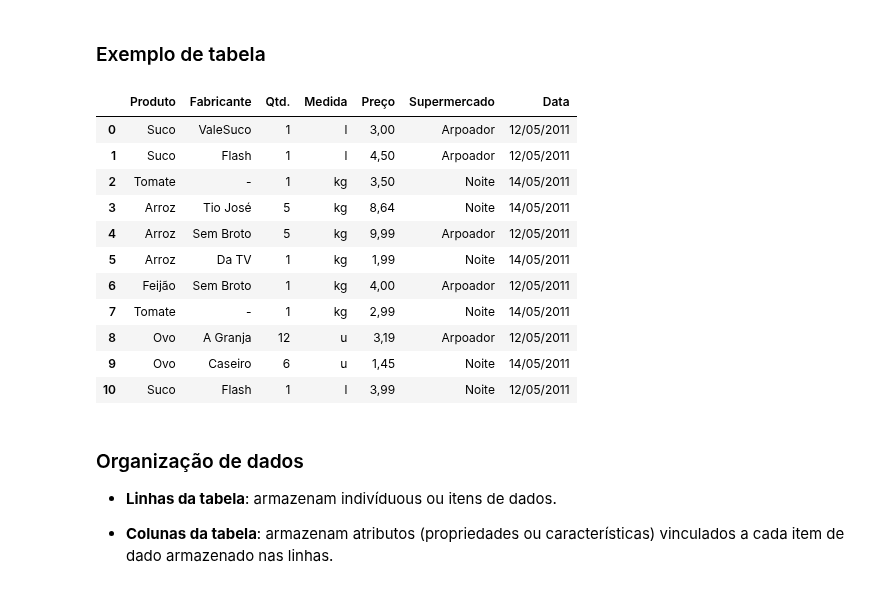
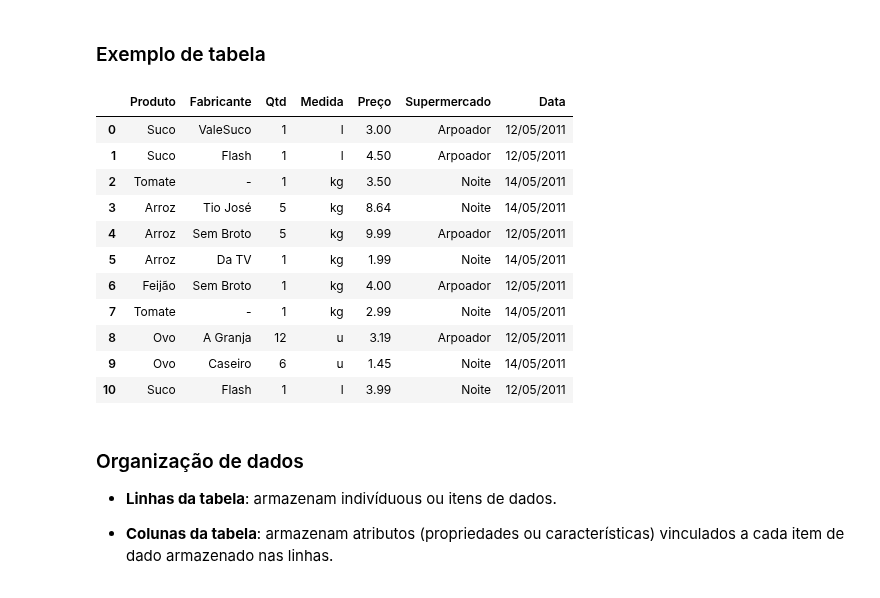
Before and after one commit to rnwatanabe/BasesComputacionais, a Jupyter notebook: aula5/BasesDeDados.ipynb, the cells around one changed output. Cells and saved outputs as stored; diff of their text form; code cells hidden in the pictures.

Commit message:
bases de dados

```diff
--- a/aula5/BasesDeDados.ipynb
+++ b/aula5/BasesDeDados.ipynb
@@ -58,21 +58,21 @@ Resultados de buscas e consultas em SGBD são apresentados em forma de tabelas.
 ### Exemplo de tabela
 # %%
 import pandas as pd
-compras = pd.read_csv('dados/compras.csv', delimiter = ';')
+compras = pd.read_csv('dados/compras.csv')
 compras
 # %% [output]
-|  | Produto | Fabricante | Qtd. | Medida | Preço | Supermercado | Data |
-| 0 | Suco | ValeSuco | 1 | l | 3,00 | Arpoador | 12/05/2011 |
-| 1 | Suco | Flash | 1 | l | 4,50 | Arpoador | 12/05/2011 |
-| 2 | Tomate | - | 1 | kg | 3,50 | Noite | 14/05/2011 |
-| 3 | Arroz | Tio José | 5 | kg | 8,64 | Noite | 14/05/2011 |
-| 4 | Arroz | Sem Broto | 5 | kg | 9,99 | Arpoador | 12/05/2011 |
-| 5 | Arroz | Da TV | 1 | kg | 1,99 | Noite | 14/05/2011 |
-| 6 | Feijão | Sem Broto | 1 | kg | 4,00 | Arpoador | 12/05/2011 |
-| 7 | Tomate | - | 1 | kg | 2,99 | Noite | 14/05/2011 |
-| 8 | Ovo | A Granja | 12 | u | 3,19 | Arpoador | 12/05/2011 |
-| 9 | Ovo | Caseiro | 6 | u | 1,45 | Noite | 14/05/2011 |
-| 10 | Suco | Flash | 1 | l | 3,99 | Noite | 12/05/2011 |
+|  | Produto | Fabricante | Qtd | Medida | Preço | Supermercado | Data |
+| 0 | Suco | ValeSuco | 1 | l | 3.00 | Arpoador | 12/05/2011 |
+| 1 | Suco | Flash | 1 | l | 4.50 | Arpoador | 12/05/2011 |
+| 2 | Tomate | - | 1 | kg | 3.50 | Noite | 14/05/2011 |
+| 3 | Arroz | Tio José | 5 | kg | 8.64 | Noite | 14/05/2011 |
+| 4 | Arroz | Sem Broto | 5 | kg | 9.99 | Arpoador | 12/05/2011 |
+| 5 | Arroz | Da TV | 1 | kg | 1.99 | Noite | 14/05/2011 |
+| 6 | Feijão | Sem Broto | 1 | kg | 4.00 | Arpoador | 12/05/2011 |
+| 7 | Tomate | - | 1 | kg | 2.99 | Noite | 14/05/2011 |
+| 8 | Ovo | A Granja | 12 | u | 3.19 | Arpoador | 12/05/2011 |
+| 9 | Ovo | Caseiro | 6 | u | 1.45 | Noite | 14/05/2011 |
+| 10 | Suco | Flash | 1 | l | 3.99 | Noite | 12/05/2011 |
 # %% [markdown]
 ### Organização de dados
 
```
Also changed, not shown: parts of 33 cells of this notebook, 2 other files.
